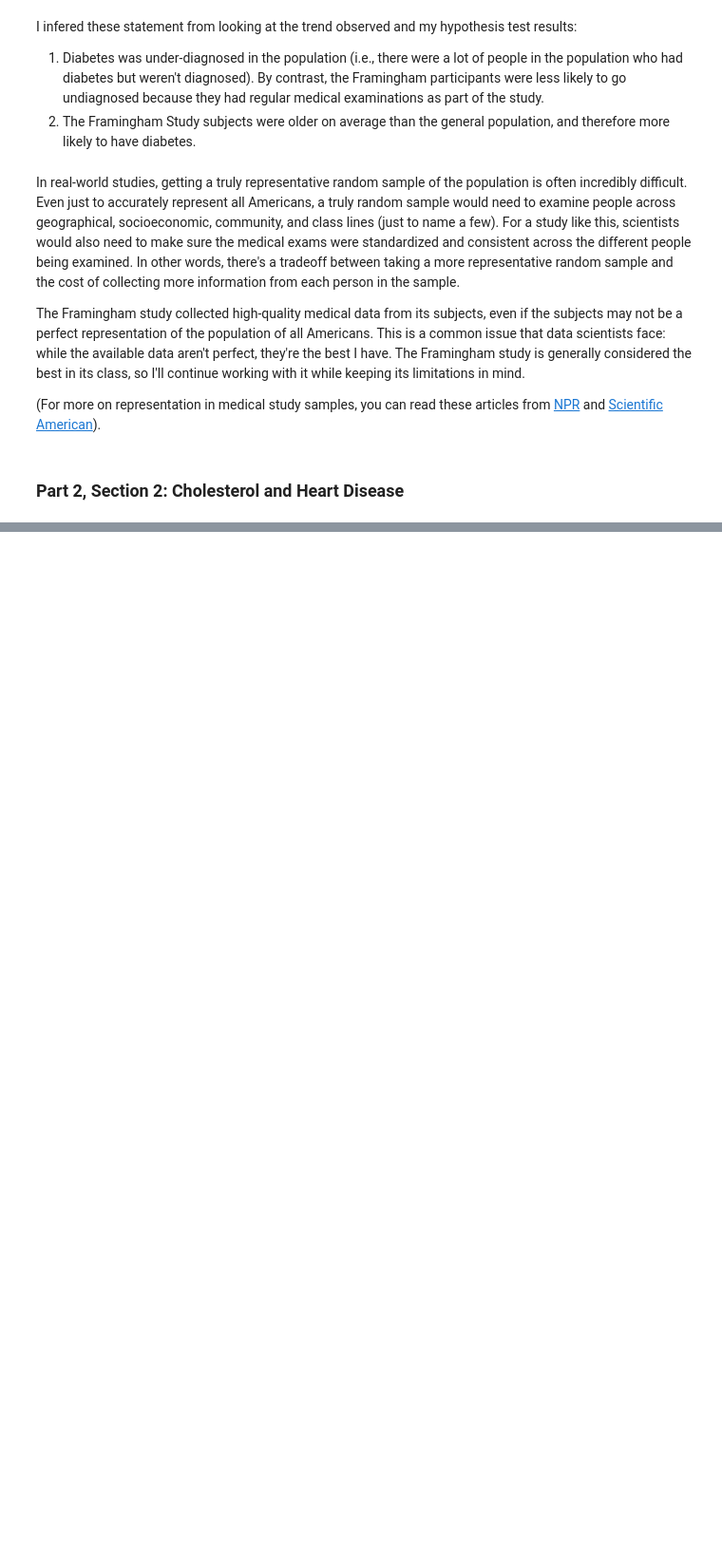
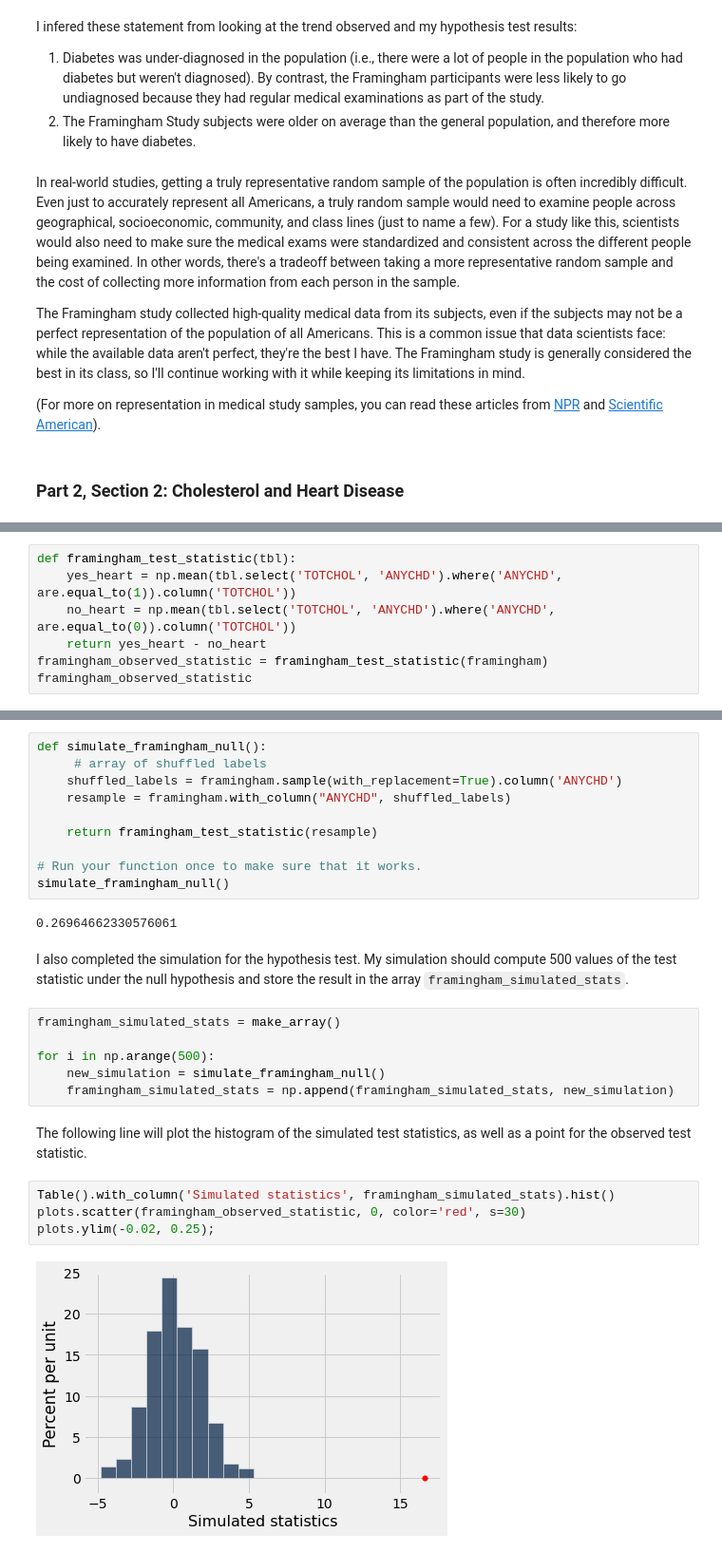
Before and after one commit to micahelinor/Data_Science, a Jupyter notebook: Projects/Cardiovascular_Disease/Cardio_Disease.ipynb, the cells around one changed output, grey strips where cells are left out. Shown: that part at 95% size. Cells and saved outputs as stored; diff of their text form; blank space fills up the shorter version.

```diff
--- a/Projects/Cardiovascular_Disease/Cardio_Disease.ipynb
+++ b/Projects/Cardiovascular_Disease/Cardio_Disease.ipynb
@@ -179,0 +200,7 @@ The Framingham study collected high-quality medical data from its subjects, even
+# %%
+def framingham_test_statistic(tbl):
+    yes_heart = np.mean(tbl.select('TOTCHOL', 'ANYCHD').where('ANYCHD', are.equal_to(1)).column('TOTCHOL'))
+    no_heart = np.mean(tbl.select('TOTCHOL', 'ANYCHD').where('ANYCHD', are.equal_to(0)).column('TOTCHOL'))
+    return yes_heart - no_heart
+framingham_observed_statistic = framingham_test_statistic(framingham)
+framingham_observed_statistic
@@ -179,0 +213,28 @@ The Framingham study collected high-quality medical data from its subjects, even
+# %%
+def simulate_framingham_null():
+     # array of shuffled labels
+    shuffled_labels = framingham.sample(with_replacement=True).column('ANYCHD')
+    resample = framingham.with_column("ANYCHD", shuffled_labels)
+
+    return framingham_test_statistic(resample)
+
+# Run your function once to make sure that it works.
+simulate_framingham_null()
+# %% [output]
+0.26964662330576061
+# %% [markdown]
+I also completed the simulation for the hypothesis test. My simulation should compute 500 values of the test statistic under the null hypothesis and store the result in the array `framingham_simulated_stats`.
+# %%
+framingham_simulated_stats = make_array()
+
+for i in np.arange(500):
+    new_simulation = simulate_framingham_null()
+    framingham_simulated_stats = np.append(framingham_simulated_stats, new_simulation)
+# %% [markdown]
+The following line will plot the histogram of the simulated test statistics, as well as a point for the observed test statistic.
+# %%
+Table().with_column('Simulated statistics', framingham_simulated_stats).hist()
+plots.scatter(framingham_observed_statistic, 0, color='red', s=30)
+plots.ylim(-0.02, 0.25);
+# %% [output]
+[figure, added]
```
Also changed, not shown: parts of 36 cells of this notebook.
